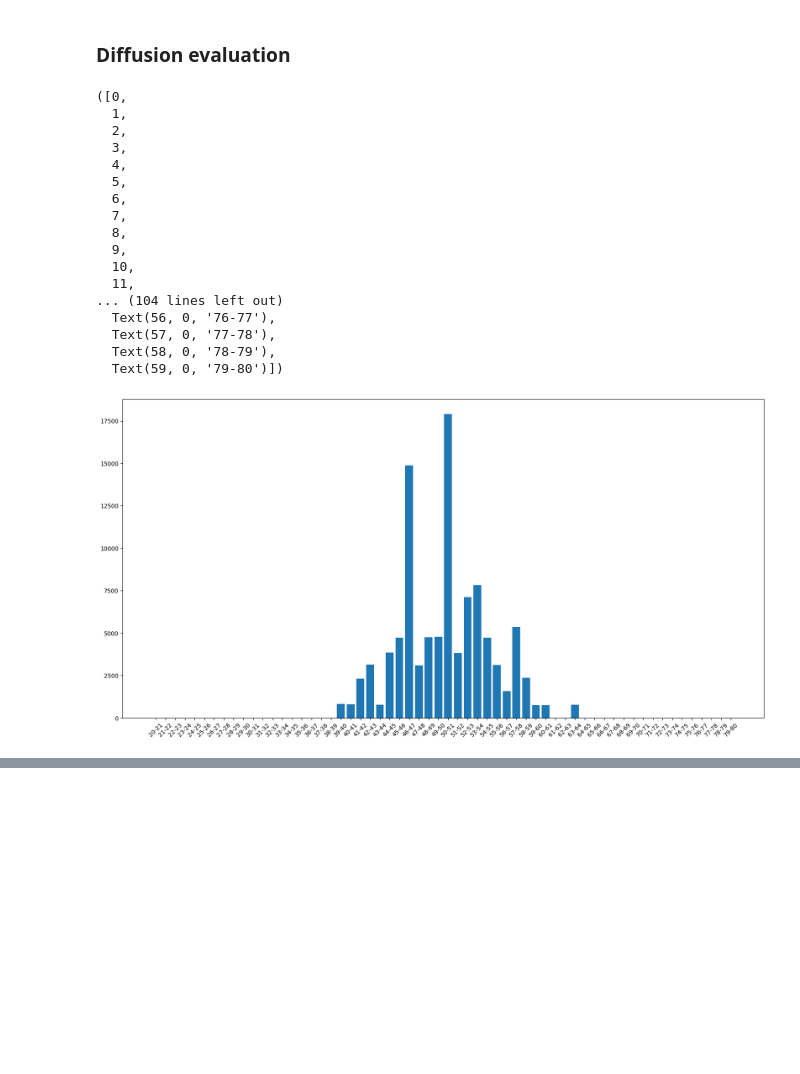
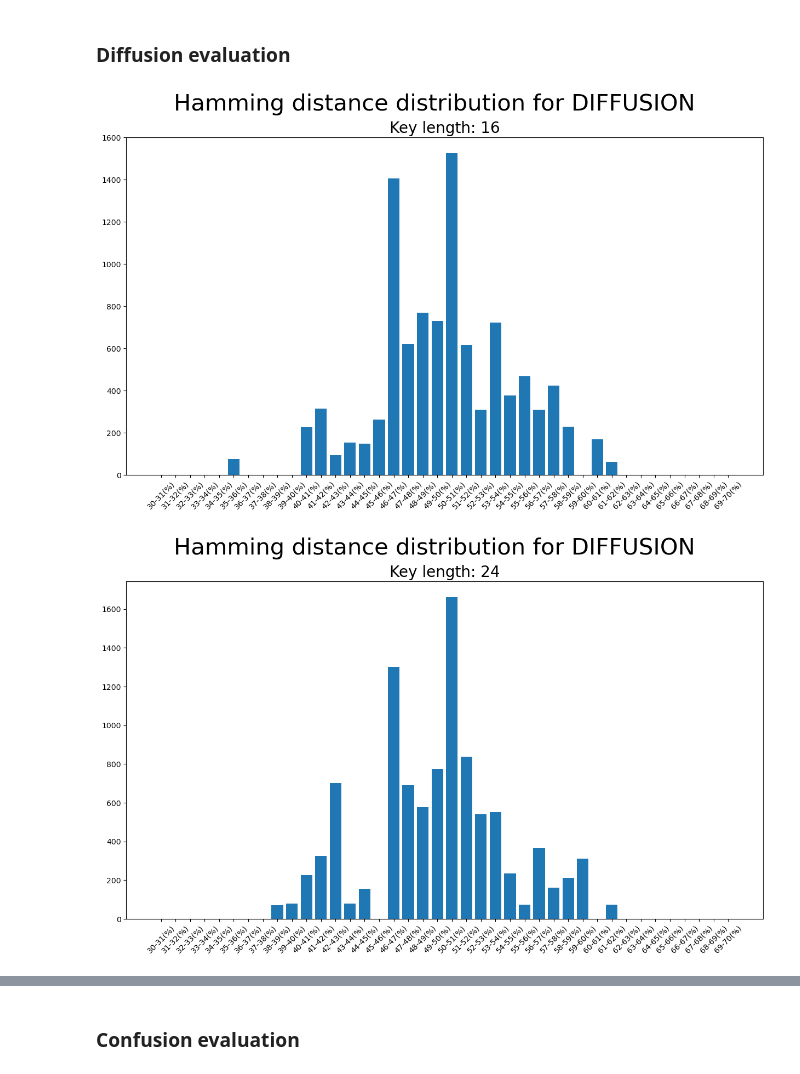
Before and after one commit to LBellini13/Elements-of-Applied-Data-Security, a Jupyter notebook: Block Ciphers/CipherCrafters.ipynb, the cells around one changed output, grey strips where cells are left out. Saved outputs shown, nothing was run; the diff lists cells and outputs as text; code cells hidden in the pictures; blank space fills up the shorter version.

```diff
--- a/Block Ciphers/CipherCrafters.ipynb
+++ b/Block Ciphers/CipherCrafters.ipynb
@@ -86,44 +91,30 @@ ECB Mode of OPeration is uses since it offers a more "direct" relation between p
 # %% [markdown]
 ### Diffusion evaluation
 # %%
-iterations = 100000
+iterations = 10000
 
 # Generate a random 128 bits key
-key = os.urandom(AES.key_size[0])
+for length in AES.key_size:
+    key = os.urandom(length)
+    aes_ecb = AES.new(key, AES.MODE_ECB)
+    # Generate a random 128 bits plaintext
+    ref_plaintext = os.urandom(AES.block_size)
+    # Encrypt the plaintext
+    ref_ciphertext = bytearray(aes_ecb.encrypt(ref_plaintext))
 
-aes_ecb = AES.new(key, AES.MODE_ECB)
-# Generate a random 128 bits plaintext
-ref_plaintext = os.urandom(AES.block_size)
-# Encrypt the plaintext
-ref_ciphertext = bytearray(aes_ecb.encrypt(ref_plaintext))
+    dist = aes_mcs_diffusion(aes_ecb, ref_plaintext, ref_ciphertext, iterations)
 
-dist = aes_mcs_diffusion(aes_ecb, ref_plaintext, ref_ciphertext, iterations)
-
-diff_dict = {f"{i}-{i+1}": 0 for i in range(20, 80)}
-for value in dist:
-    for i in range(0, 80):
-        if i <= value < i + 1:
-            diff_dict[f"{i}-{i+1}"] += 1
-            break
-plt.figure(figsize=(20,10))
-plt.bar(diff_dict.keys(), diff_dict.values())
-plt.xticks(rotation=45)
+    diff_dict = {f"{i}-{i+1}(%)": 0 for i in range(30, 70)}
+    for value in dist:
+        for i in range(30, 70):
+            if i <= value < i + 1:
+                diff_dict[f"{i}-{i+1}(%)"] += 1
+                break
+    plt.figure(figsize=(15,8))
+    plt.bar(diff_dict.keys(), diff_dict.values())
+    plt.suptitle('Hamming distance distribution for DIFFUSION', fontsize=30);
+    plt.title(f'Key length: {length}', fontsize=20);
+    plt.xticks(rotation=45);
 # %% [output]
-([0,
-  1,
-  2,
-  3,
-  4,
-  5,
-  6,
-  7,
-  8,
-  9,
-  10,
-  11,
-... (104 lines left out)
-  Text(56, 0, '76-77'),
-  Text(57, 0, '77-78'),
-  Text(58, 0, '78-79'),
-  Text(59, 0, '79-80')])
-[figure, old version]
+[figure, new version]
+[figure, added]
@@ -129,0 +122,2 @@ plt.xticks(rotation=45)
+# %% [markdown]
+### Confusion evaluation
```
Also changed, not shown: parts of 9 cells of this notebook, 8 other files.
